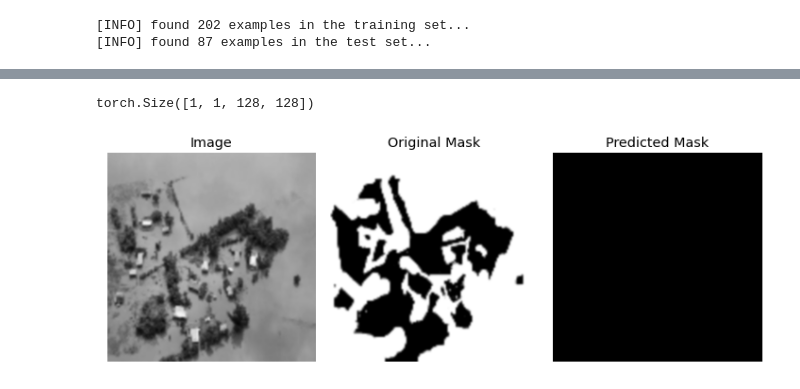
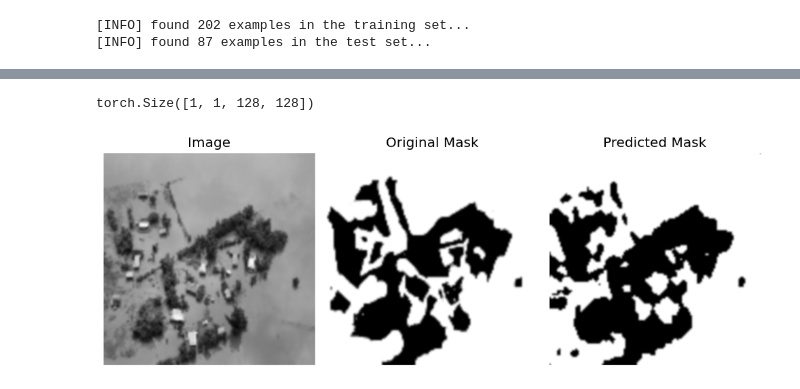
Before and after one commit to Najme-naseri/Image-Procssing, a Jupyter notebook: UnetImp.ipynb, the cells around one changed output, grey strips where cells are left out. Drawn from its saved outputs; the diff is of its cells as text; code cells hidden in the pictures.

```diff
--- a/UnetImp.ipynb
+++ b/UnetImp.ipynb
@@ -169,30 +173,27 @@ print(type(i))
 # %%
 class SegmentationDataset(Dataset):
-	def __init__(self, img_path, mask_path, img_transforms, mask_transforms):
+	def __init__(self, image_path, mask_path, image_transforms, mask_transforms):
 		# store the image and mask filepaths, augmentation, and transforms
-		self.imagePaths = img_path
-		self.maskPaths = mask_path
-		self.img_transforms = img_transforms
+		self.image_path = image_path
+		self.mask_path = mask_path
+		self.image_transforms = image_transforms
 		self.mask_transforms = mask_transforms
 	def __len__(self):
 		# return the number of total samples contained in the dataset
-		return len(self.imagePaths)
+		return len(self.image_path)
 	def __getitem__(self, idx):
 		# grab the image path from the current index
-		imagePath = self.imagePaths[idx]
+		image_path = self.image_path[idx]
 
 		# load the image from disk, swap its channels from BGR to RGB,
 		# and read the associated mask from disk in grayscale mode
-		image = cv.imread(imagePath, cv.IMREAD_GRAYSCALE)
-		mask = cv.imread(self.maskPaths[idx], cv.IMREAD_GRAYSCALE)
+		image = cv.imread(image_path, cv.IMREAD_GRAYSCALE)
+		mask = cv.imread(self.mask_path[idx], cv.IMREAD_GRAYSCALE)
 
 		#apply the transformations to both image and its mask
 		mask = self.mask_transforms(mask)
-		if image is None:
-			print(f"imgpath: {imagePath}")
-			print(type(image))
-		image = self.img_transforms(image)
+		image = self.image_transforms(image)
 		# return a tuple of the image and its mask
-		#if torch.is_tensor(image) and torch.is_tensor(mask):
+		###if torch.is_tensor(image) and torch.is_tensor(mask):
 		return (image, mask)
 # %%
@@ -241,11 +242,11 @@ torch.cuda.empty_cache()
 # initialize our UNet model
 unet = Unet().to(device)
 # initialize loss function and optimizer
-lossFunc = BCEWithLogitsLoss()
-opt = Adam(unet.parameters(), lr=lr)
+loss_func = BCEWithLogitsLoss()
+optimizer = Adam(unet.parameters(), lr=lr)
 # calculate steps per epoch for training and test set
-trainSteps = len(trainDS) // batch_size
-testSteps = len(testDS) // batch_size
+train_steps = len(train_ds) // batch_size
+test_steps = len(test_ds) // batch_size
 # initialize a dictionary to store training history
 H = {"train_loss": [], "test_loss": []}
 # %%
@@ -338,11 +353,11 @@ plt.legend(loc="lower left")
 # %%
-def prepare_plot(origImage, origMask, predMask):
+def prepare_plot(original_image, original_mask, predicted_mask):
 	# initialize our figure
 	figure, ax = plt.subplots(nrows=1, ncols=3, figsize=(10, 10))
 	# plot the original image, its mask, and the predicted mask
-	ax[0].imshow(origImage, cmap='gray', interpolation='bicubic')
-	ax[1].imshow(origMask, cmap='gray', interpolation='bicubic')
-	ax[2].imshow(predMask, cmap='gray', interpolation='bicubic')
+	ax[0].imshow(original_image, cmap='gray', interpolation='bicubic')
+	ax[1].imshow(original_mask, cmap='gray', interpolation='bicubic')
+	ax[2].imshow(predicted_mask, cmap='gray', interpolation='bicubic')
 	# set the titles of the subplots
 	ax[0].set_title("Image")
 	ax[1].set_title("Original Mask")
@@ -353,4 +368,7 @@ def prepare_plot(origImage, origMask, predMask):
 	# set the layout of the figure and display it
 	figure.tight_layout()
 	figure.show()
+# %%
+state_dict = torch.load('checkpoint.pth')
+load_model = unet.load_state_dict(state_dict)
 # %%
@@ -390,5 +403,5 @@ def make_predictions(model, imagePath, maskPath):
 # %%
-make_predictions(Unet(), img_path[7], mask_path[7])
+make_predictions(unet, image_path[7], mask_path[7])
 # %% [output]
 torch.Size([1, 1, 128, 128])
-[figure, old version]
+[figure, new version]
```
Also changed, not shown: parts of 14 cells of this notebook.
